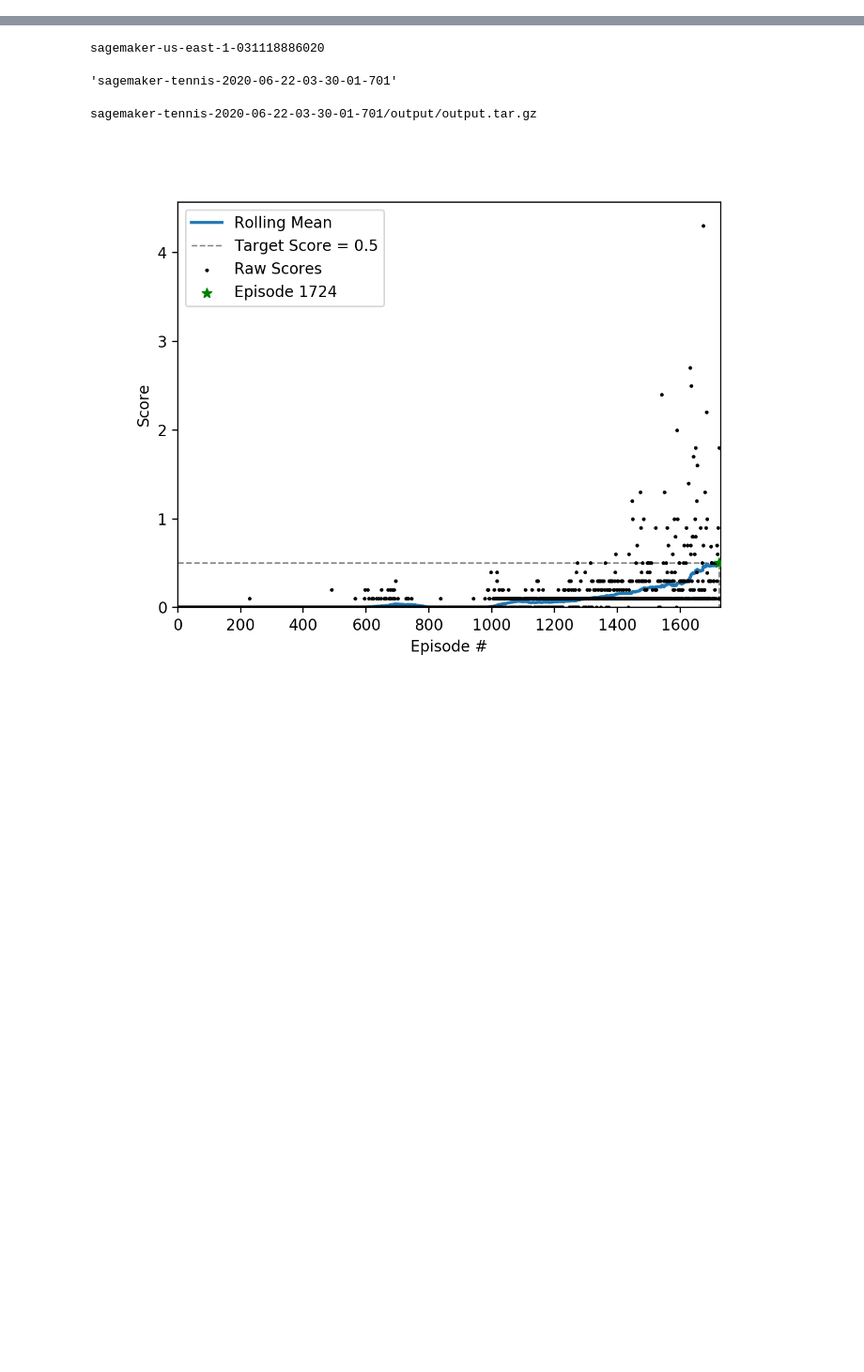
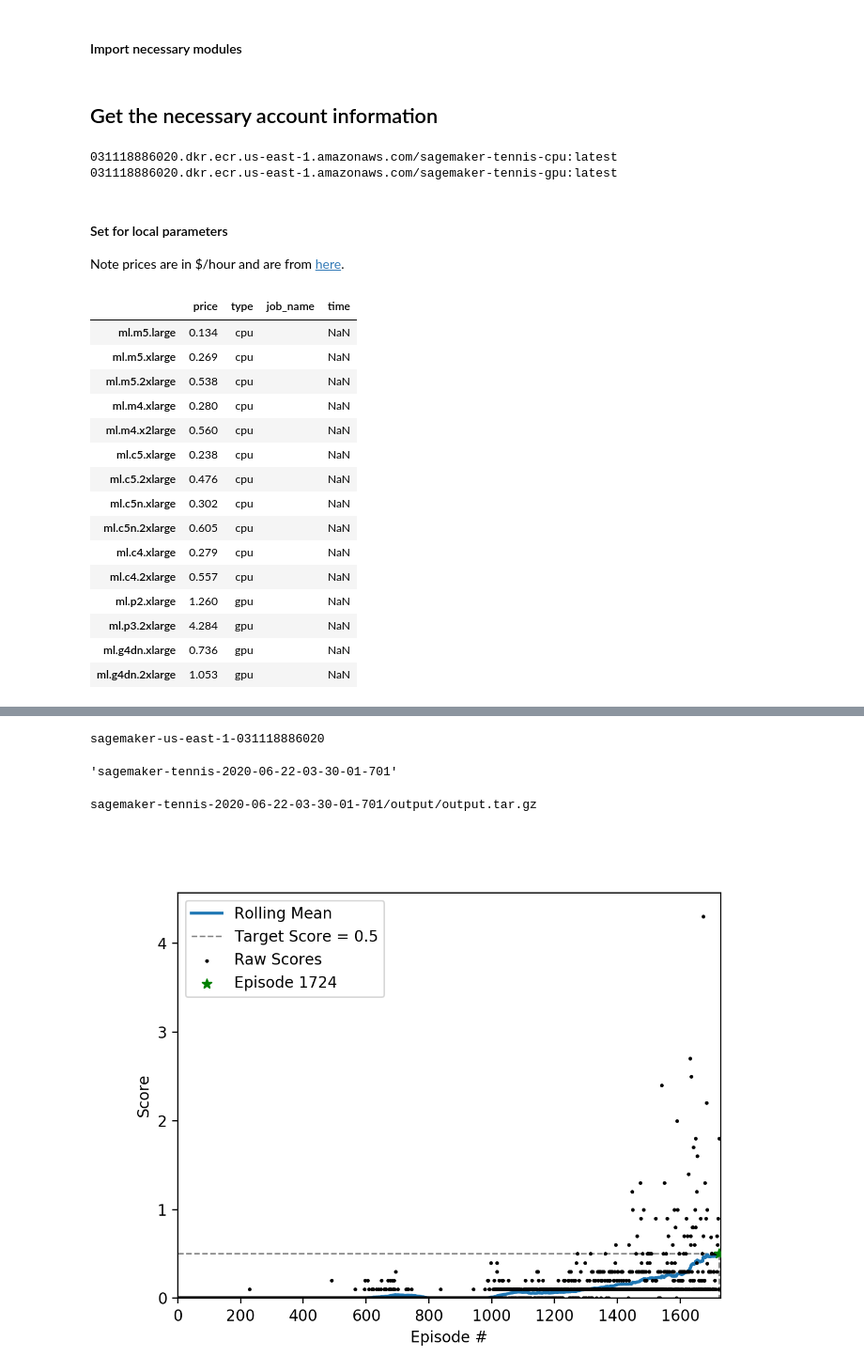
Before and after one commit to daniel-fudge/sagemaker-tennis, a Jupyter notebook: sensitivity.ipynb, the cells around one changed output, grey strips where cells are left out. Shown at 94% size. Saved outputs shown, nothing was run; the diff lists cells and outputs as text; code cells hidden in the pictures; blank space fills up the shorter version.

```diff
--- a/sensitivity.ipynb
+++ b/sensitivity.ipynb
@@ -226,0 +5,2 @@ Billable seconds: 1427
+# %% [markdown]
+#### Import necessary modules
@@ -226,0 +19,63 @@ Billable seconds: 1427
+# %% [markdown]
+## Get the necessary account information
+# %%
+role = get_execution_role()
+account = boto3.client('sts').get_caller_identity()['Account']
+region = boto3.Session().region_name
+image_names = {}
+for t in ['cpu', 'gpu']:
+    image_names[t] = '{}.dkr.ecr.{}.amazonaws.com/sagemaker-tennis-{}:latest'.format(account, region, t)
+    print(image_names[t])
+# %% [output]
+031118886020.dkr.ecr.us-east-1.amazonaws.com/sagemaker-tennis-cpu:latest
+031118886020.dkr.ecr.us-east-1.amazonaws.com/sagemaker-tennis-gpu:latest
+# %% [markdown]
+#### Set for local parameters
+Note prices are in $/hour and are from [here](https://aws.amazon.com/sagemaker/pricing/).
+# %%
+n_epochs = 200
+n_instances = 1
+
+c = {'ml.m5.large': 0.134,
+     'ml.m5.xlarge': 0.269,
+     'ml.m5.2xlarge': 0.538,
+     'ml.m4.xlarge': 0.28,
+     'ml.m4.x2large': 0.56,
+     'ml.c5.xlarge': 0.238,
+     'ml.c5.2xlarge': 0.476,
+     'ml.c5n.xlarge': 0.302,
+     'ml.c5n.2xlarge': 0.605,
+     'ml.c4.xlarge': 0.279,
+     'ml.c4.2xlarge': 0.557}
+c = pd.DataFrame(index=c.keys(), columns=['price'], data=c.values())
+c['type'] = 'cpu'
+
+g = {'ml.p2.xlarge': 1.26,
+     'ml.p3.2xlarge': 4.284,
+     'ml.g4dn.xlarge': 0.736,
+     'ml.g4dn.2xlarge': 1.053}
+g = pd.DataFrame(index=g.keys(), columns=['price'], data=g.values())
+g['type'] = 'gpu'
+
+results = pd.concat([c, g])
+results['job_name'] = ''
+results['time'] = np.nan
+del c, g
+results
+# %% [output]
+|  | price | type | job_name | time |
+| ml.m5.large | 0.134 | cpu |  | NaN |
+| ml.m5.xlarge | 0.269 | cpu |  | NaN |
+| ml.m5.2xlarge | 0.538 | cpu |  | NaN |
+| ml.m4.xlarge | 0.280 | cpu |  | NaN |
+| ml.m4.x2large | 0.560 | cpu |  | NaN |
+| ml.c5.xlarge | 0.238 | cpu |  | NaN |
+| ml.c5.2xlarge | 0.476 | cpu |  | NaN |
+| ml.c5n.xlarge | 0.302 | cpu |  | NaN |
+| ml.c5n.2xlarge | 0.605 | cpu |  | NaN |
+| ml.c4.xlarge | 0.279 | cpu |  | NaN |
+| ml.c4.2xlarge | 0.557 | cpu |  | NaN |
+| ml.p2.xlarge | 1.260 | gpu |  | NaN |
+| ml.p3.2xlarge | 4.284 | gpu |  | NaN |
+| ml.g4dn.xlarge | 0.736 | gpu |  | NaN |
+| ml.g4dn.2xlarge | 1.053 | gpu |  | NaN |
```
Also changed, not shown: parts of 33 cells of this notebook, 2 other files.
